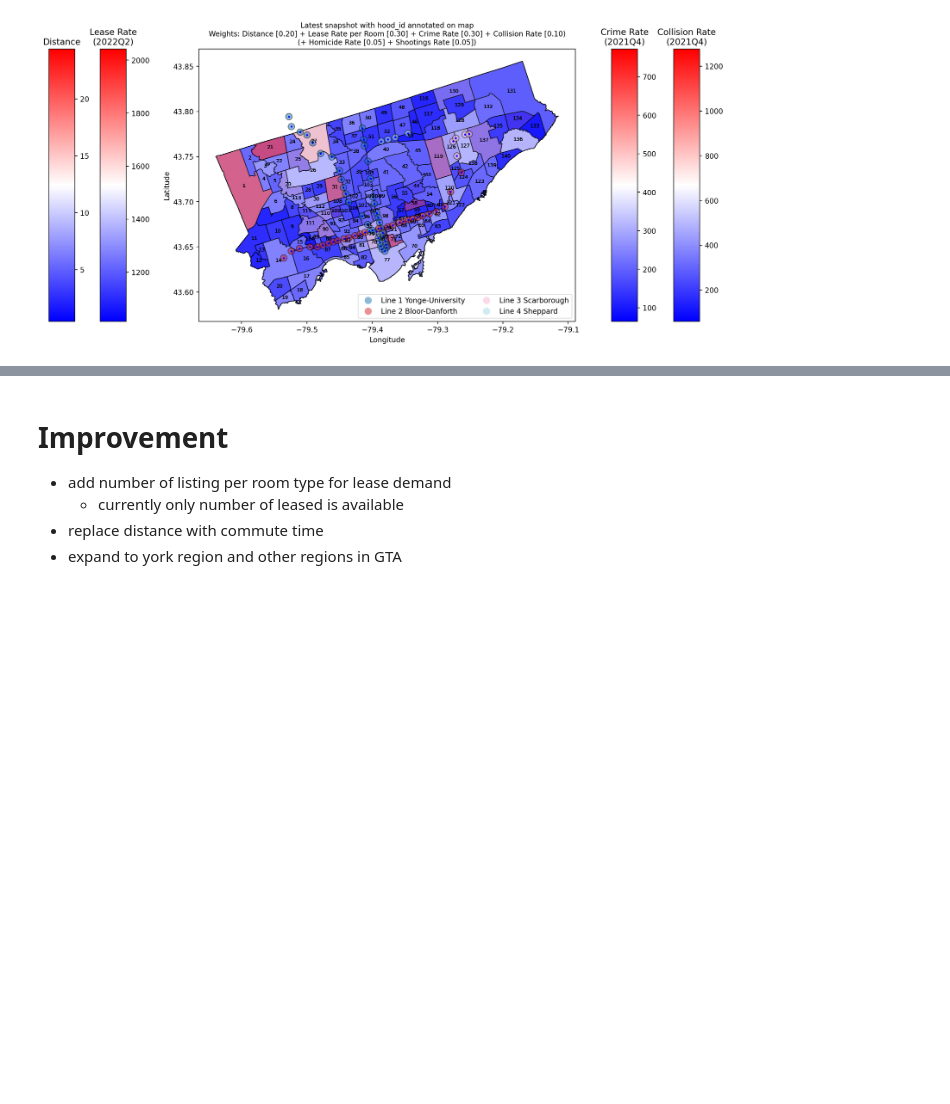
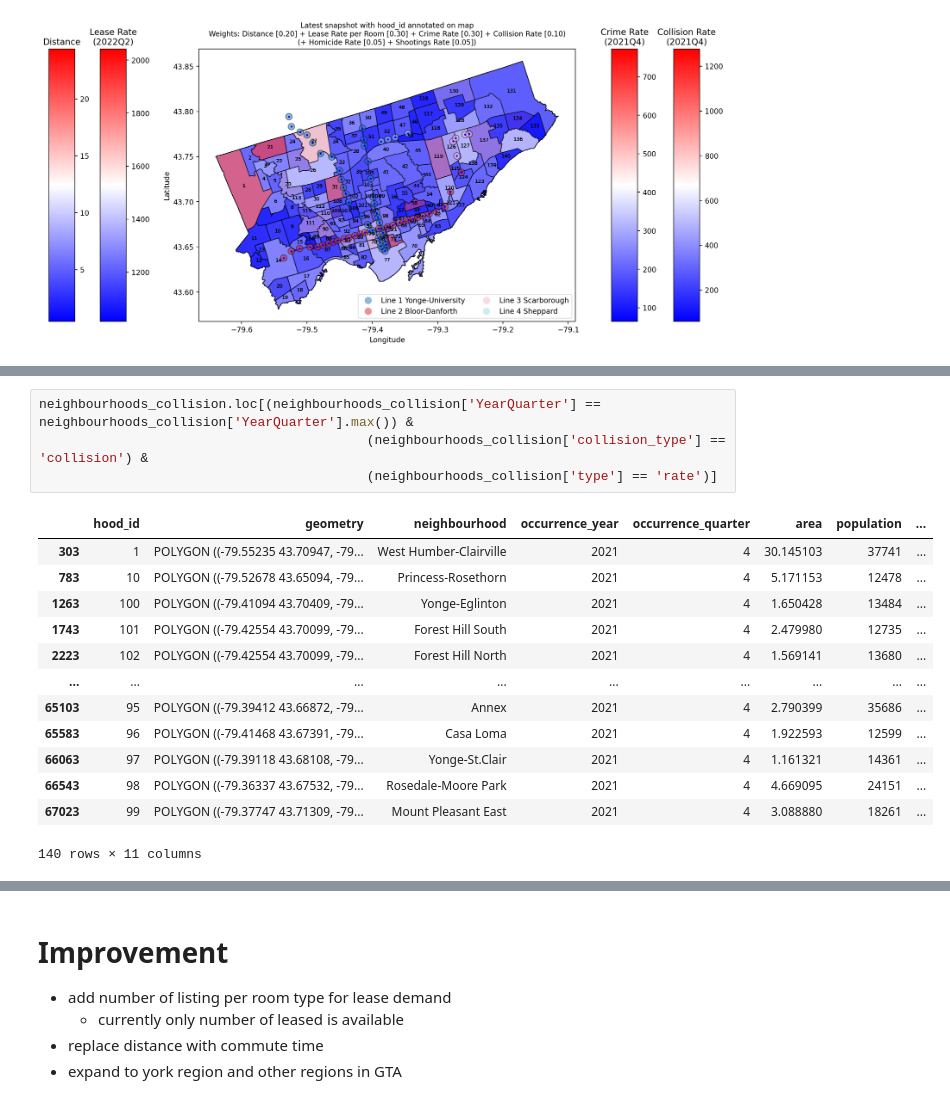
Before and after one commit to WillKWL/Project-TorontoApartment, a Jupyter notebook: source/2e- EDA_summary.ipynb, the cells around one changed output, grey strips where cells are left out. Drawn from its saved outputs; the diff is of its cells as text; blank space fills up the shorter version.

```diff
--- a/source/2e- EDA_summary.ipynb
+++ b/source/2e- EDA_summary.ipynb
@@ -188,0 +206,18 @@ Text(0.5, 402.2439061168173, 'Longitude')
+# %%
+neighbourhoods_collision.loc[(neighbourhoods_collision['YearQuarter'] == neighbourhoods_collision['YearQuarter'].max()) &
+                                          (neighbourhoods_collision['collision_type'] == 'collision') &
+                                          (neighbourhoods_collision['type'] == 'rate')]
+# %% [output]
+|  | hood_id | geometry | neighbourhood | occurrence_year | occurrence_quarter | area | population | ... |
+| 303 | 1 | POLYGON ((-79.55235 43.70947, -79... | West Humber-Clairville | 2021 | 4 | 30.145103 | 37741 | ... |
+| 783 | 10 | POLYGON ((-79.52678 43.65094, -79... | Princess-Rosethorn | 2021 | 4 | 5.171153 | 12478 | ... |
+| 1263 | 100 | POLYGON ((-79.41094 43.70409, -79... | Yonge-Eglinton | 2021 | 4 | 1.650428 | 13484 | ... |
+| 1743 | 101 | POLYGON ((-79.42554 43.70099, -79... | Forest Hill South | 2021 | 4 | 2.479980 | 12735 | ... |
+| 2223 | 102 | POLYGON ((-79.42554 43.70099, -79... | Forest Hill North | 2021 | 4 | 1.569141 | 13680 | ... |
+| ... | ... | ... | ... | ... | ... | ... | ... | ... |
+| 65103 | 95 | POLYGON ((-79.39412 43.66872, -79... | Annex | 2021 | 4 | 2.790399 | 35686 | ... |
+| 65583 | 96 | POLYGON ((-79.41468 43.67391, -79... | Casa Loma | 2021 | 4 | 1.922593 | 12599 | ... |
+| 66063 | 97 | POLYGON ((-79.39118 43.68108, -79... | Yonge-St.Clair | 2021 | 4 | 1.161321 | 14361 | ... |
+| 66543 | 98 | POLYGON ((-79.36337 43.67532, -79... | Rosedale-Moore Park | 2021 | 4 | 4.669095 | 24151 | ... |
+| 67023 | 99 | POLYGON ((-79.37747 43.71309, -79... | Mount Pleasant East | 2021 | 4 | 3.088880 | 18261 | ... |
+140 rows × 11 columns
```
Also changed, not shown: parts of 2 cells of this notebook.
